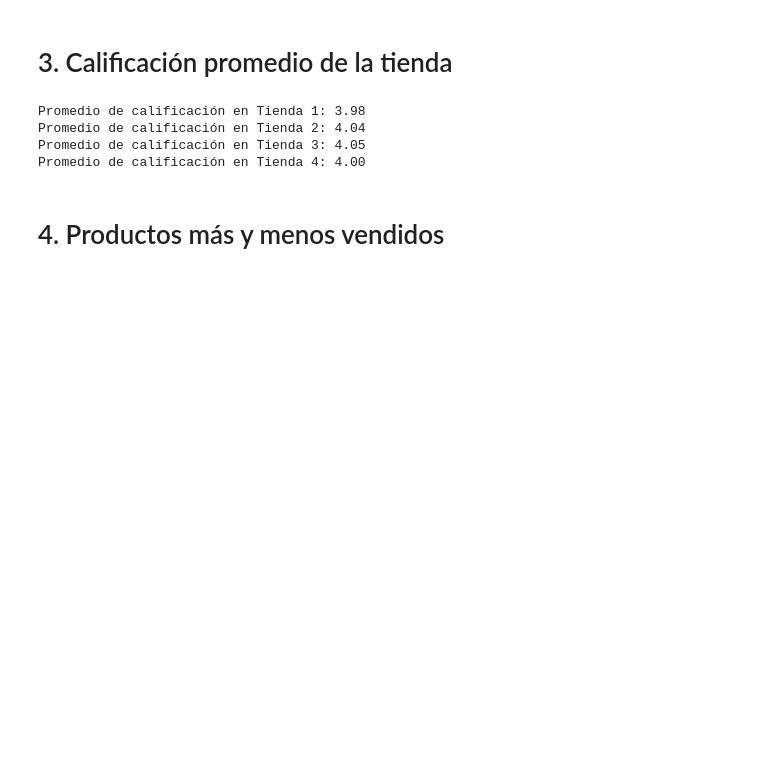
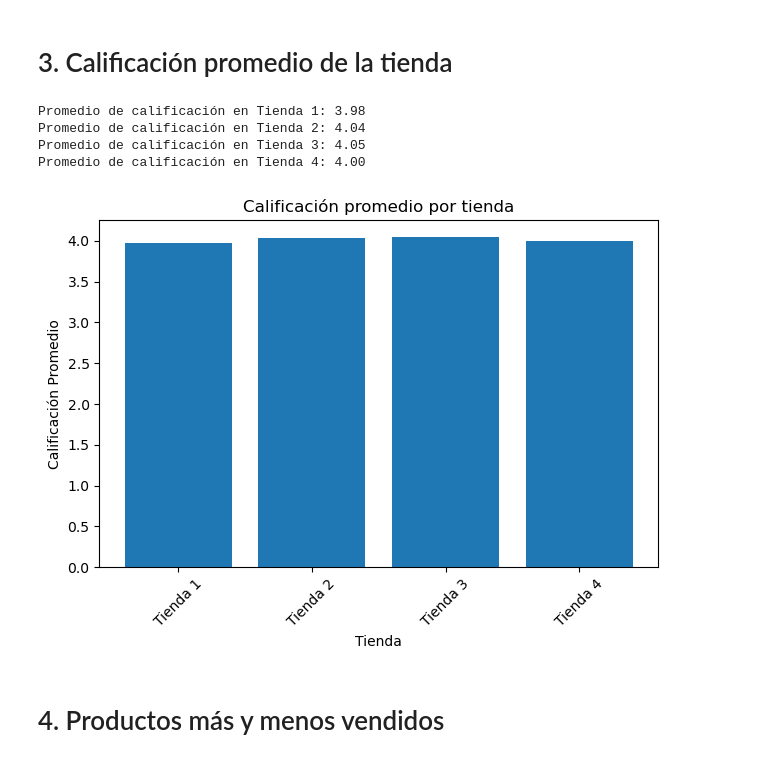
Before and after one commit to LuisEnriquePH/AluraStore, a Jupyter notebook: AluraStoreLatam.ipynb, the cells around one changed output. Saved outputs shown, nothing was run; the diff lists cells and outputs as text; code cells hidden in the pictures; blank space fills up the shorter version.

```diff
--- a/AluraStoreLatam.ipynb
+++ b/AluraStoreLatam.ipynb
@@ -126,5 +158,17 @@ Promedio de calificación en Tienda 1: 3.98
 Promedio de calificación en Tienda 2: 4.04
 Promedio de calificación en Tienda 3: 4.05
 Promedio de calificación en Tienda 4: 4.00
+# %%
+#Grafico de calificaciones promedio por tienda
+promedios_cal = [df['Calificación'].mean() for df in lista_tiendas]
+plt.bar(nombres_tiendas, promedios_cal)
+plt.title('Calificación promedio por tienda')
+plt.xlabel('Tienda')
+plt.ylabel('Calificación Promedio')
+plt.xticks(rotation=45)
+plt.tight_layout()
+plt.show()
+# %% [output]
+[figure, added]
 # %% [markdown]
 # 4. Productos más y menos vendidos
```
Also changed, not shown: parts of 15 cells of this notebook, 1 other file.
